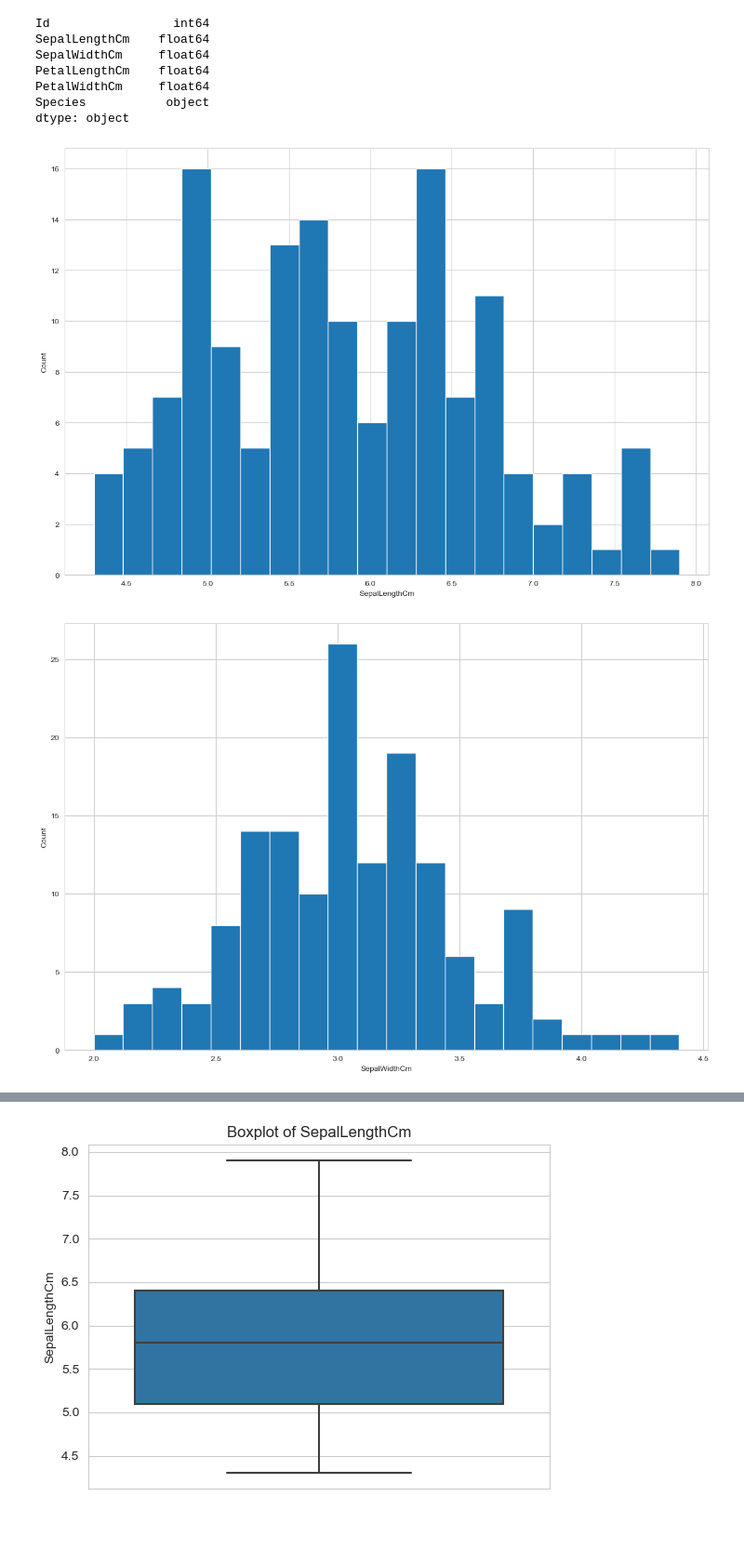
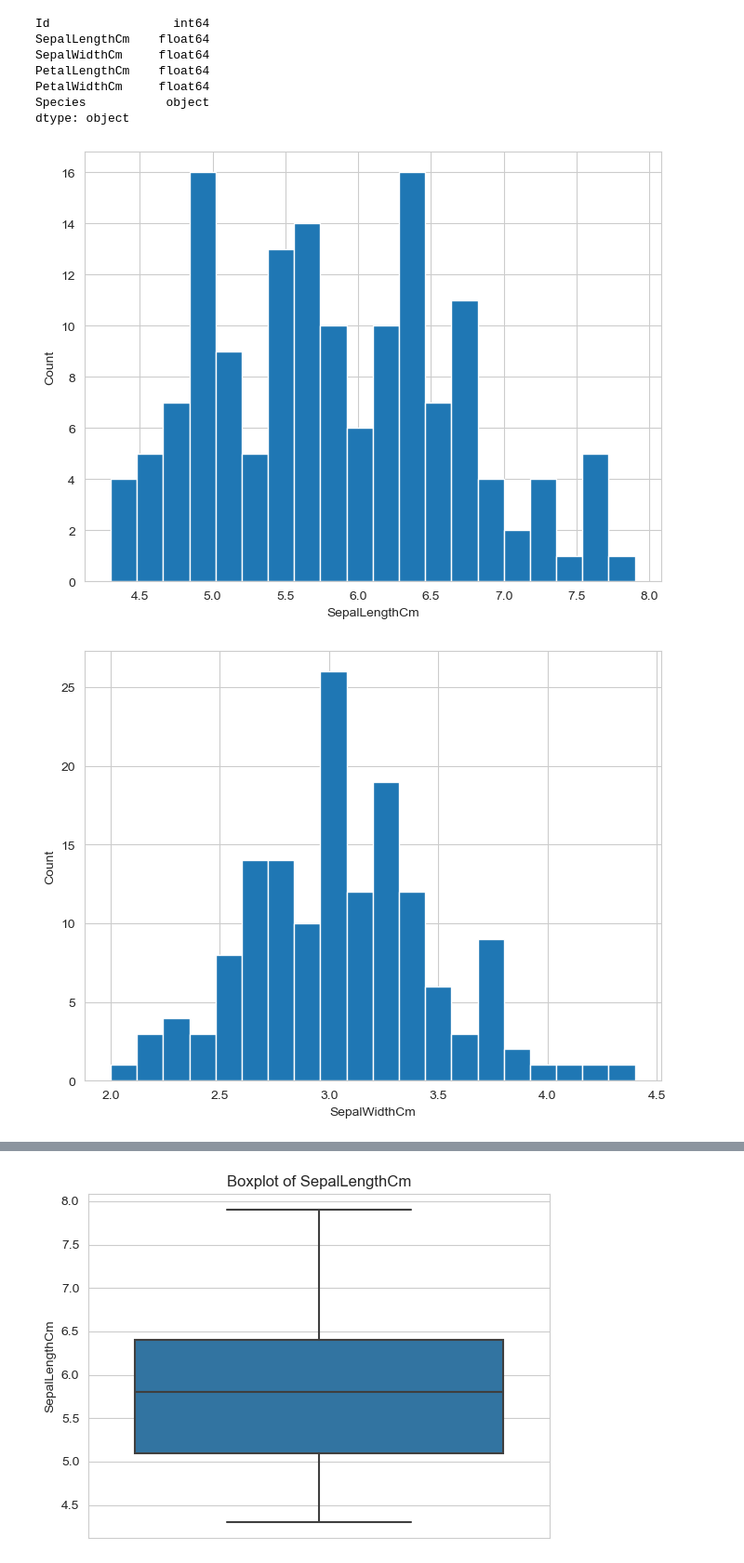
Before and after one commit to ninad-moree/TE-Sem-6, a Jupyter notebook: DSBDAL/Assignment 6/Assignment 6.ipynb, the cells around one changed output, grey strips where cells are left out. Shown at 93% size. Saved outputs shown, nothing was run; the diff lists cells and outputs as text; code cells hidden in the pictures; blank space fills up the shorter version.

```diff
--- a/DSBDAL/Assignment 6/Assignment 6.ipynb
+++ b/DSBDAL/Assignment 6/Assignment 6.ipynb
@@ -53,15 +51,15 @@ df1 = df.drop(['Id', 'Species'], axis=1)
 # %%
 # Create a histogram for each feature in the dataset to illustrate the feature distributions.
 
 def createHistogram(columnName, df):
     sns.set_style("whitegrid")
     plt.hist(df[columnName], bins=20)
     plt.xlabel(columnName)
     plt.ylabel('Count')
 
 for col in df1:
-    fig, axes = plt.subplots(1,1, figsize=(15,10))
+    fig, axes = plt.subplots(1,1, figsize=(8,6))
     createHistogram(col, df1)
 # %% [output]
-[figure, old version]
+[figure, new version]
-[figure, old version]
+[figure, new version]
```
Also changed, not shown: parts of 3 cells of this notebook.
